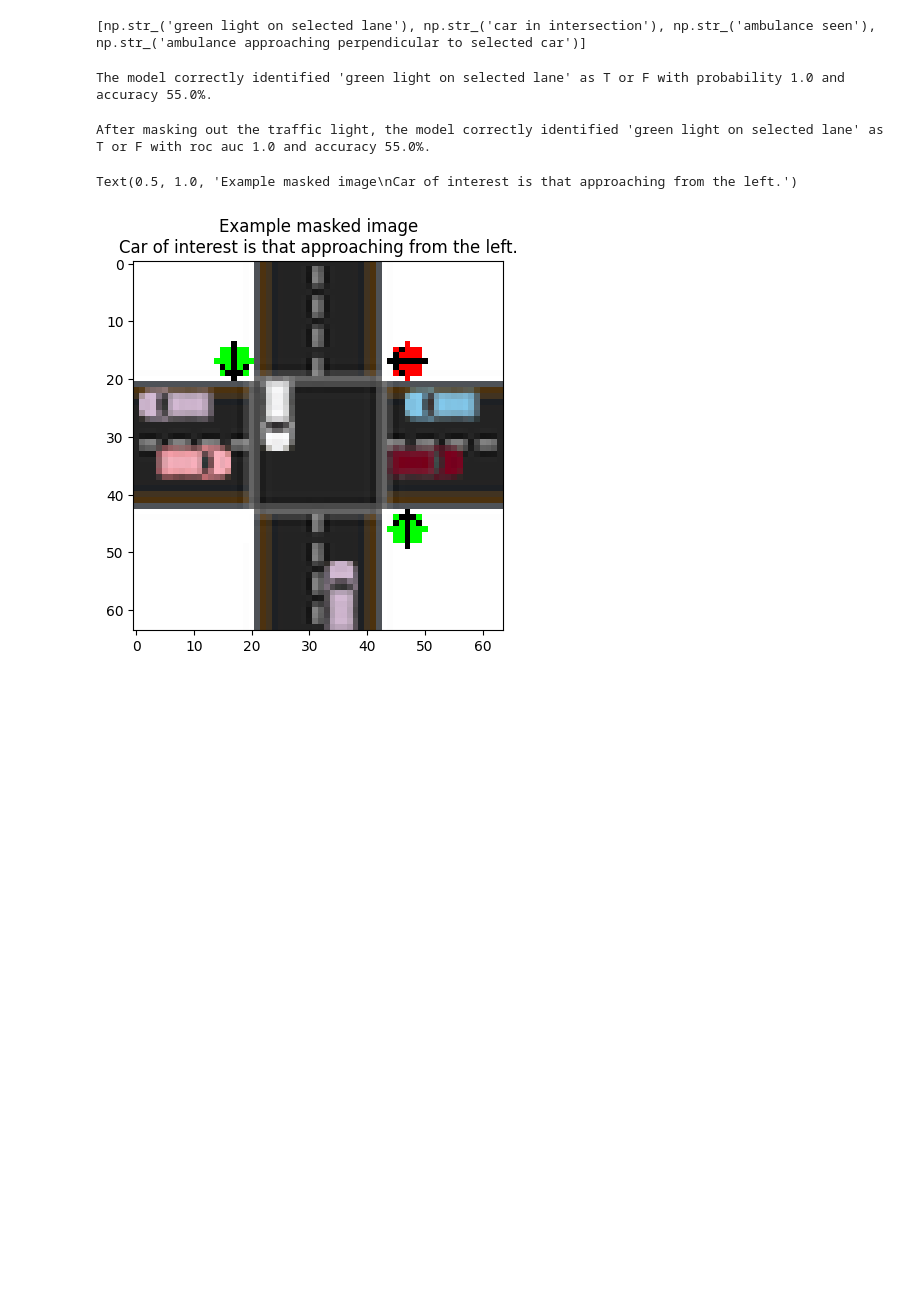
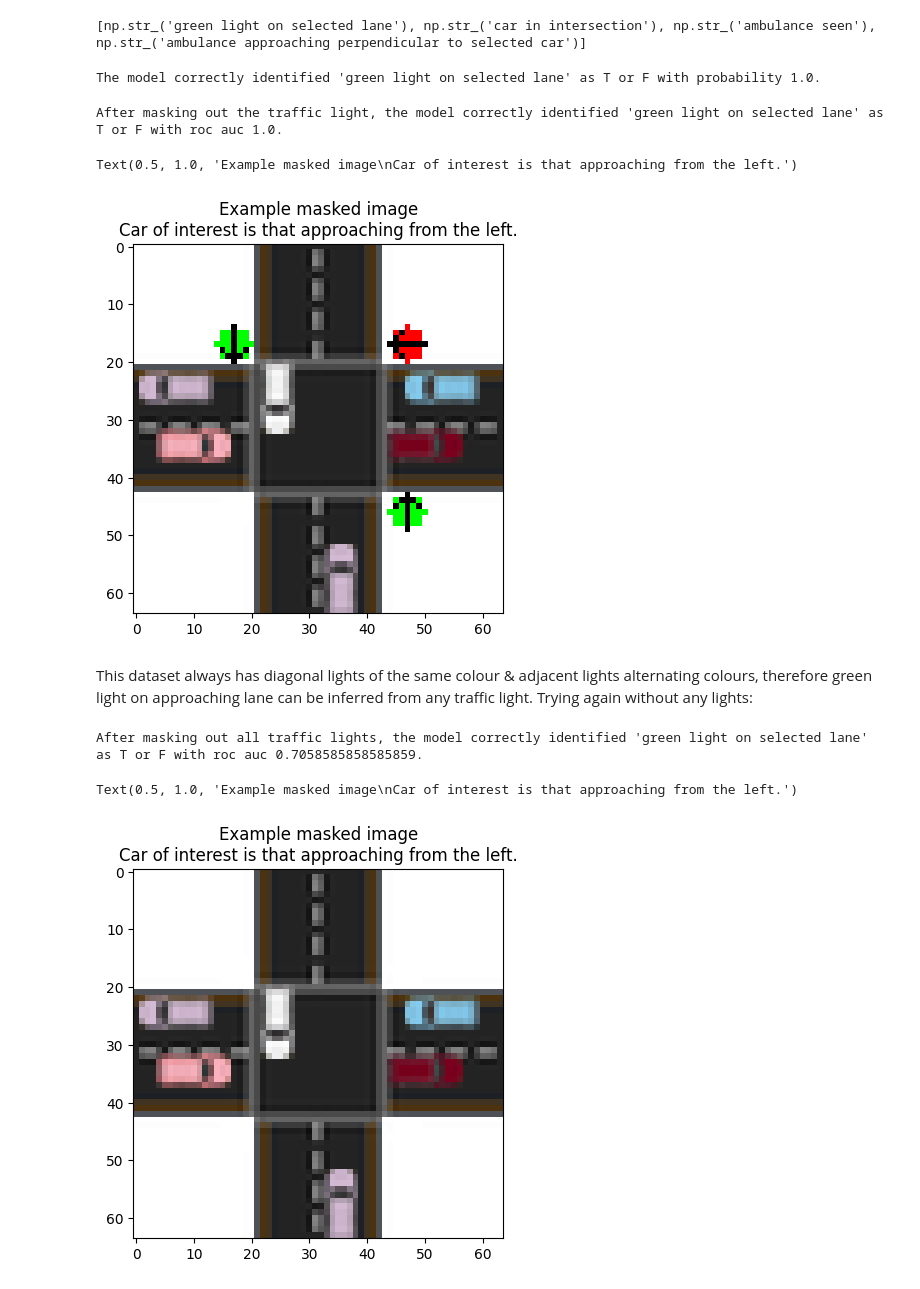
Before and after one commit to technologeve/concept-bottlenecks, a Jupyter notebook: traffic_light.ipynb, the cells around one changed output. Drawn from its saved outputs; the diff is of its cells as text; code cells hidden in the pictures; blank space fills up the shorter version.

Commit message:
Update masking test

```diff
--- a/traffic_light.ipynb
+++ b/traffic_light.ipynb
@@ -516,12 +516,10 @@ print(concept_names)
 # Pass test data through model
 enc, lay, pred = model.forward(x_test).values()
 concept_performance = roc_auc_score(c_test[:,0], lay[:,0].sigmoid().detach())
-num_correct_preds = (c_test[:,0] == lay[:,0].sigmoid().detach().round())
-acc = 100 * (num_correct_preds.sum() / len(num_correct_preds))
 
-print(f"The model correctly identified 'green light on selected lane' as T or F with probability {concept_performance} and accuracy {acc}%.")
+print(f"The model correctly identified 'green light on selected lane' as T or F with probability {concept_performance}.")
 # %% [output]
-The model correctly identified 'green light on selected lane' as T or F with probability 1.0 and accuracy 55.0%.
+The model correctly identified 'green light on selected lane' as T or F with probability 1.0.
 # %%
 # Performance on concept after masking
 import cv2
@@ -540,13 +538,42 @@ _, lay_new, _ = model.forward(x_test_masked).values()
 
 # Test change in performance
 concept_performance_new = roc_auc_score(c_test[:,0], lay_new[:,0].sigmoid().detach())
-num_correct_preds = (c_test[:,0] == lay_new[:,0].sigmoid().detach().round())
-acc_new = 100 * (num_correct_preds.sum() / len(num_correct_preds))
 
-print(f"After masking out the traffic light, the model correctly identified 'green light on selected lane' as T or F with roc auc {concept_performance_new} and accuracy {acc_new}%.")
+print(f"After masking out the traffic light, the model correctly identified 'green light on selected lane' as T or F with roc auc {concept_performance_new}.")
 plt.imshow(x_test_masked[0].detach().cpu().numpy().transpose(1, 2, 0))
 plt.title("Example masked image\nCar of interest is that approaching from the left.")
 # %% [output]
-After masking out the traffic light, the model correctly identified 'green light on selected lane' as T or F with roc auc 1.0 and accuracy 55.0%.
+After masking out the traffic light, the model correctly identified 'green light on selected lane' as T or F with roc auc 1.0.
 Text(0.5, 1.0, 'Example masked image\nCar of interest is that approaching from the left.')
 [figure]
+# %% [markdown]
+This dataset always has diagonal lights of the same colour & adjacent lights alternating colours, therefore green light on approaching lane can be inferred from any traffic light. Trying again without any lights:
+# %%
+# Performance on concept after masking
+import cv2
+
+# Convert to NumPy array
+x_test_masked = np.array([i.detach().cpu().numpy().transpose(1, 2, 0) for i in x_test.clone()])
+
+# Mask out the traffic light
+[cv2.circle(i, center=(17,46), radius=3, color=(1,1,1), thickness=-1) for i in x_test_masked]
+[cv2.circle(i, center=(47,46), radius=3, color=(1,1,1), thickness=-1) for i in x_test_masked]
+[cv2.circle(i, center=(17,17), radius=3, color=(1,1,1), thickness=-1) for i in x_test_masked]
+[cv2.circle(i, center=(47,17), radius=3, color=(1,1,1), thickness=-1) for i in x_test_masked]
+
+# Convert back to tensor
+x_test_masked = torch.from_numpy(np.transpose(x_test_masked, (0, 3, 1, 2)))
+
+# Get new concept predictions from the model
+_, lay_new, _ = model.forward(x_test_masked).values()
+
+# Test change in performance
+concept_performance_new = roc_auc_score(c_test[:,0], lay_new[:,0].sigmoid().detach())
+
+print(f"After masking out all traffic lights, the model correctly identified 'green light on selected lane' as T or F with roc auc {concept_performance_new}.")
+plt.imshow(x_test_masked[0].detach().cpu().numpy().transpose(1, 2, 0))
+plt.title("Example masked image\nCar of interest is that approaching from the left.")
+# %% [output]
+After masking out all traffic lights, the model correctly identified 'green light on selected lane' as T or F with roc auc 0.7058585858585859.
+Text(0.5, 1.0, 'Example masked image\nCar of interest is that approaching from the left.')
+[figure, added]
```
Also changed, not shown: parts of 2 cells of this notebook.
